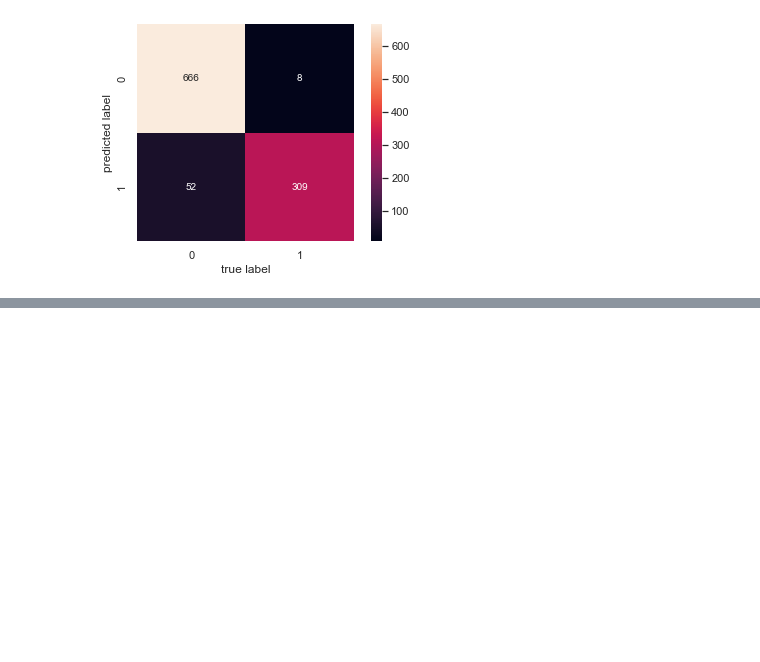
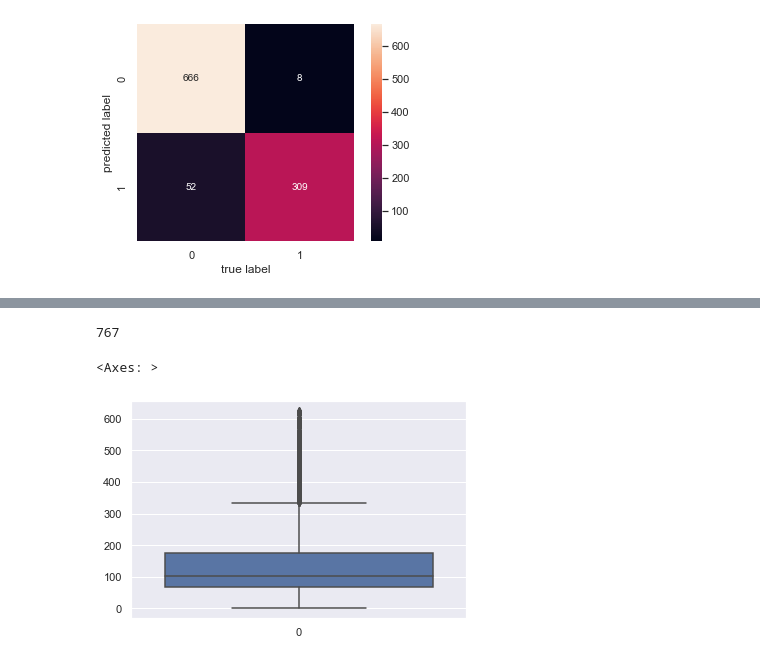
Before and after one commit to aaiml/CSCN8000-lab-submissions, a Jupyter notebook: students-submissions/7526387/lab2.ipynb, the cells around one changed output, grey strips where cells are left out. Drawn from its saved outputs; the diff is of its cells as text; code cells hidden in the pictures; blank space fills up the shorter version.

```diff
--- a/students-submissions/7526387/lab2.ipynb
+++ b/students-submissions/7526387/lab2.ipynb
@@ -141,0 +153,16 @@ Bassed on accuracy and recal I would suggest using Gaussian with, surprisingly,
+# %%
+def detect_outliers(method, data, threshold):
+    match method:
+        case "mean":
+            mean = np.mean(data)
+            std = np.std(data)
+            return data[abs(data - mean) > threshold * std]
+
+        case "median":
+            median = np.median(data)
+            mad = np.median(np.abs(data - np.median(data, axis=0)), axis=0)
+            return data[np.abs(data - median) > threshold * mad]
+
+        case "percentile":
+            percentile = np.percentile(data, threshold, axis=0)
+            return data[data > percentile]
@@ -141,0 +185,11 @@ Bassed on accuracy and recal I would suggest using Gaussian with, surprisingly,
+# %%
+
+mean_outlier_indexes = detect_outliers("mean", data.price, 2)
+mean_cleaned_data = data.drop(mean_outlier_indexes.index)
+
+print(len(mean_outlier_indexes))
+sns.boxplot(mean_cleaned_data.price)
+# %% [output]
+767
+<Axes: >
+[figure, added]
```
Also changed, not shown: parts of 14 cells of this notebook.
